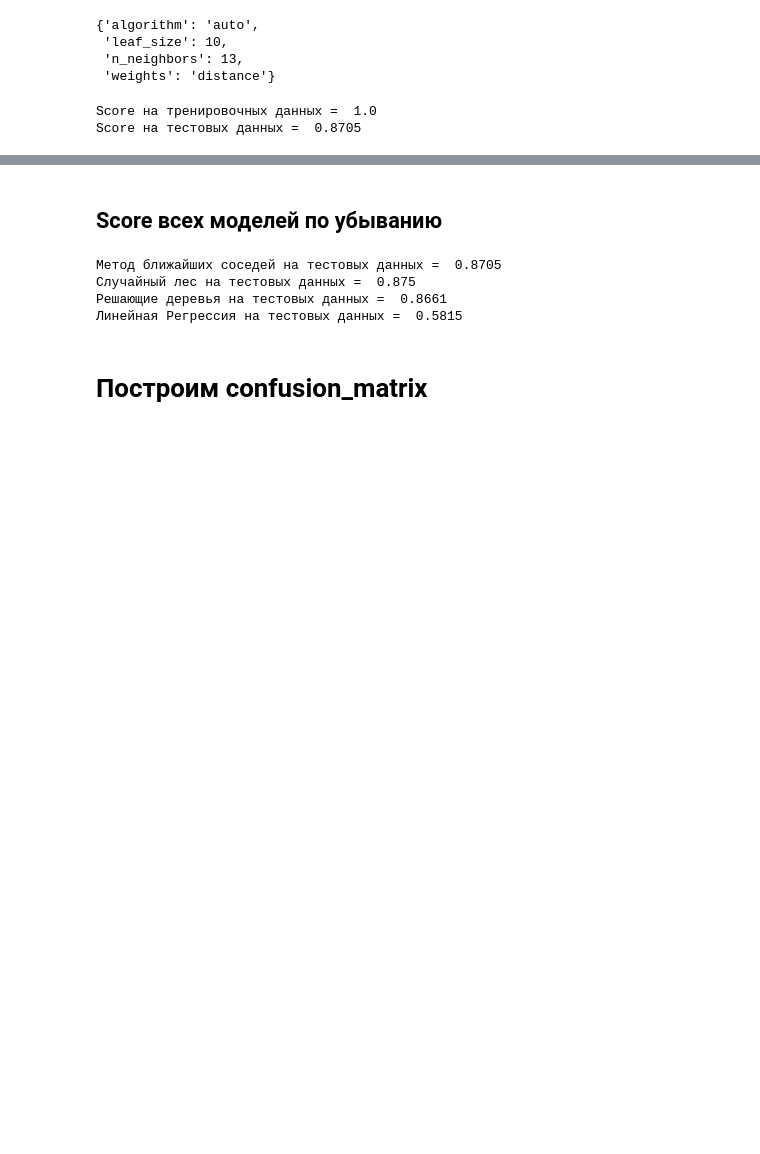
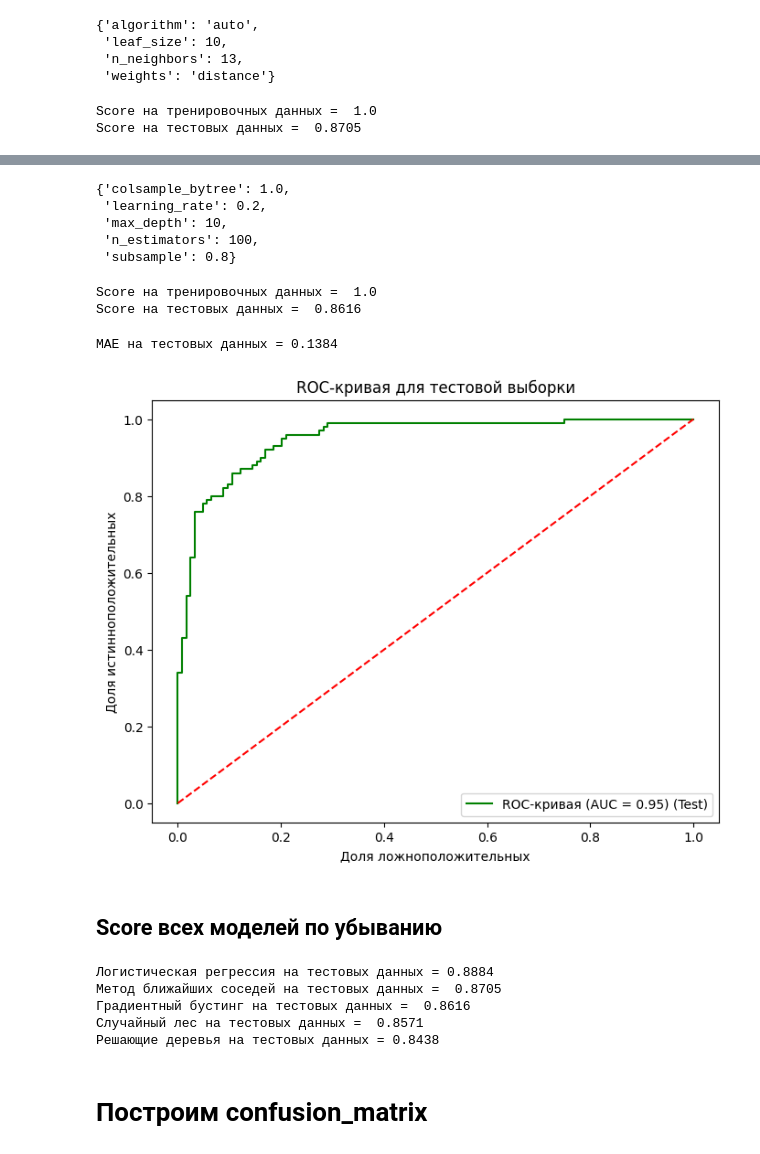
Before and after one commit to DenK5/Course_project_2, a Jupyter notebook: Heart Failure-main.ipynb, the cells around one changed output, grey strips where cells are left out. Cells and saved outputs as stored; diff of their text form; code cells hidden in the pictures; blank space fills up the shorter version.

```diff
--- a/Heart Failure-main.ipynb
+++ b/Heart Failure-main.ipynb
@@ -654,0 +657,14 @@ Score на тестовых данных =  0.8705
+# %%
+clf_xgb = XGBClassifier()
+
+parametrs_xgb = {
+    'max_depth': [3, 5, 10],
+    'n_estimators': [10, 100, 200],
+    'learning_rate': [0.01, 0.1, 0.2],
+    'subsample': [0.8, 1.0],
+    'colsample_bytree': [0.8, 1.0]
+}
+
+grid_search_cv_xgb = GridSearchCV(clf_xgb, parametrs_xgb, cv=5)
+
+grid_search_cv_xgb.fit(X_train, y_train)
@@ -654,0 +689,16 @@ Score на тестовых данных =  0.8705
+# %%
+grid_search_cv_xgb.best_params_
+# %% [output]
+{'colsample_bytree': 1.0,
+ 'learning_rate': 0.2,
+ 'max_depth': 10,
+ 'n_estimators': 100,
+ 'subsample': 0.8}
+# %%
+best_clf_xgb = grid_search_cv_xgb.best_estimator_
+# %%
+print('Score на тренировочных данных = ', round(best_clf_xgb.score(X_train, y_train), 4))
+print('Score на тестовых данных = ', round(best_clf_xgb.score(X_test, y_test), 4))
+# %% [output]
+Score на тренировочных данных =  1.0
+Score на тестовых данных =  0.8616
@@ -655,15 +709,42 @@ Score на тестовых данных =  0.8705
+# %%
+mae_test = mean_absolute_error(y_test, y_test_pred)
+print('MAE на тестовых данных =', round(mae_test, 4))
+# %% [output]
+MAE на тестовых данных = 0.1384
+# %%
+y_test_proba = best_clf_xgb.predict_proba(X_test)[:, 1]
+
+# Вычисляем ROC-кривую и значение AUC для тестовой выборки
+fpr_test, tpr_test, thresholds_test = roc_curve(y_test, y_test_proba)
+auc_score_test = roc_auc_score(y_test, y_test_proba)
+
+# Строим график ROC-кривой для тестовой выборки
+plt.figure(figsize=(8, 6))
+plt.plot(fpr_test, tpr_test, color='green', label=f'ROC-кривая (AUC = {auc_score_test:.2f}) (Test)')
+plt.plot([0, 1], [0, 1], color='red', linestyle='--')
+plt.xlabel('Доля ложноположительных')
+plt.ylabel('Доля истинноположительных')
+plt.title('ROC-кривая для тестовой выборки')
+plt.legend(loc="lower right")
+plt.show()
+# %% [output]
+[figure, added]
 # %% [markdown]
 ## Score всех моделей по убыванию
 # %%
+# print('Логистическая регрессия на тестовых данных = ',round(linear_model.score(X_test, y_test), 4) )
+print('Логистическая регрессия на тестовых данных = 0.8884' )
 print('Метод ближайших соседей на тестовых данных = ', round(best_clf_knn.score(X_test, y_test), 4))
+print('Градиентный бустинг на тестовых данных = ', round(best_clf_xgb.score(X_test, y_test), 4))
 print('Случайный лес на тестовых данных = ', round(best_clf_rf.score(X_test, y_test), 4))
-print('Решающие деревья на тестовых данных = ', round(best_clf.score(X_test, y_test), 4))
-print('Линейная Регрессия на тестовых данных = ', round(linear_model.score(X_test, y_test), 4))
+print('Решающие деревья на тестовых данных = 0.8438')
+# print('Решающие деревья на тестовых данных = ', round(best_clf.score(X_test, y_test), 4))
 # %% [output]
+Логистическая регрессия на тестовых данных = 0.8884
 Метод ближайших соседей на тестовых данных =  0.8705
-Случайный лес на тестовых данных =  0.875
-Решающие деревья на тестовых данных =  0.8661
-Линейная Регрессия на тестовых данных =  0.5815
+Градиентный бустинг на тестовых данных =  0.8616
+Случайный лес на тестовых данных =  0.8571
+Решающие деревья на тестовых данных = 0.8438
 # %% [markdown]
 # Построим confusion_matrix
 # %%
```
Also changed, not shown: parts of 24 cells of this notebook.
